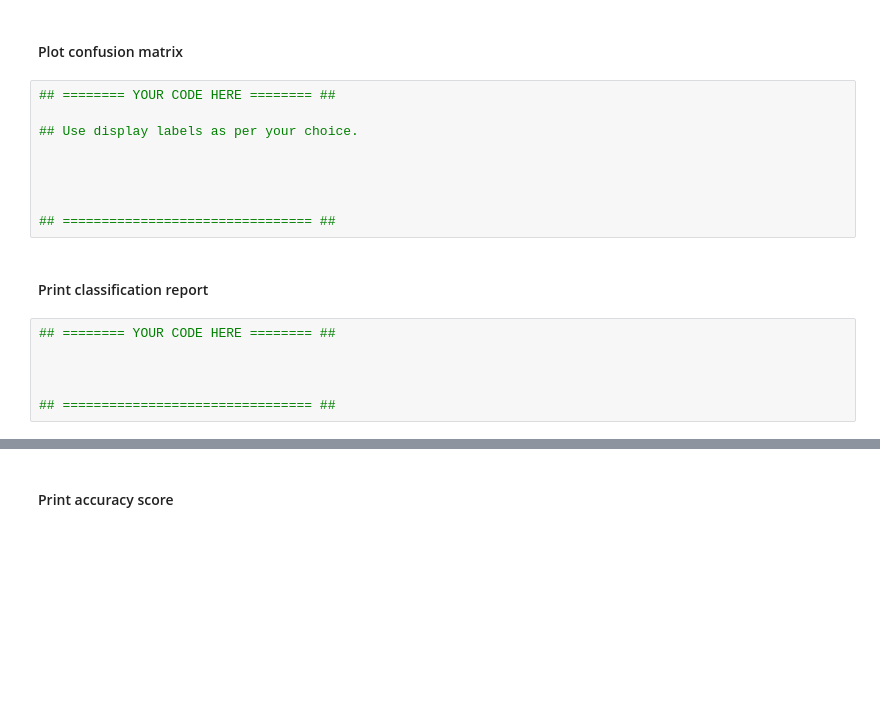
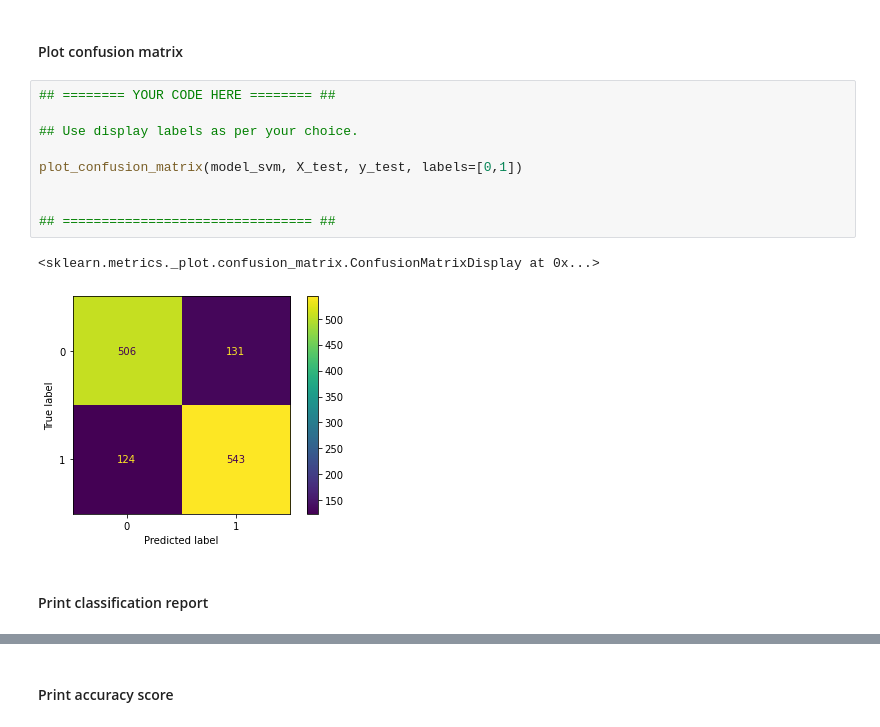
Before and after one commit to HridayAg0102/Summer-Analytics-2022, a Jupyter notebook: Week_3/Assignment/SA2022_W3.ipynb, the cells around one changed output, grey strips where cells are left out. Drawn from its saved outputs; the diff is of its cells as text; blank space fills up the shorter version.

```diff
--- a/Week_3/Assignment/SA2022_W3.ipynb
+++ b/Week_3/Assignment/SA2022_W3.ipynb
@@ -448,17 +441,14 @@ cross validation score is:
 # %%
 ## ======== YOUR CODE HERE ======== ##
 
 ## Use display labels as per your choice.
 
-
+plot_confusion_matrix(model_svm, X_test, y_test, labels=[0,1])
 
 
 ## ================================ ##
+# %% [output]
+<sklearn.metrics._plot.confusion_matrix.ConfusionMatrixDisplay at 0x...>
+[figure, added]
 # %% [markdown]
 #### Print classification report
-# %%
-## ======== YOUR CODE HERE ======== ##
-
-
-
-## ================================ ##
```
Also changed, not shown: parts of 12 cells of this notebook.
